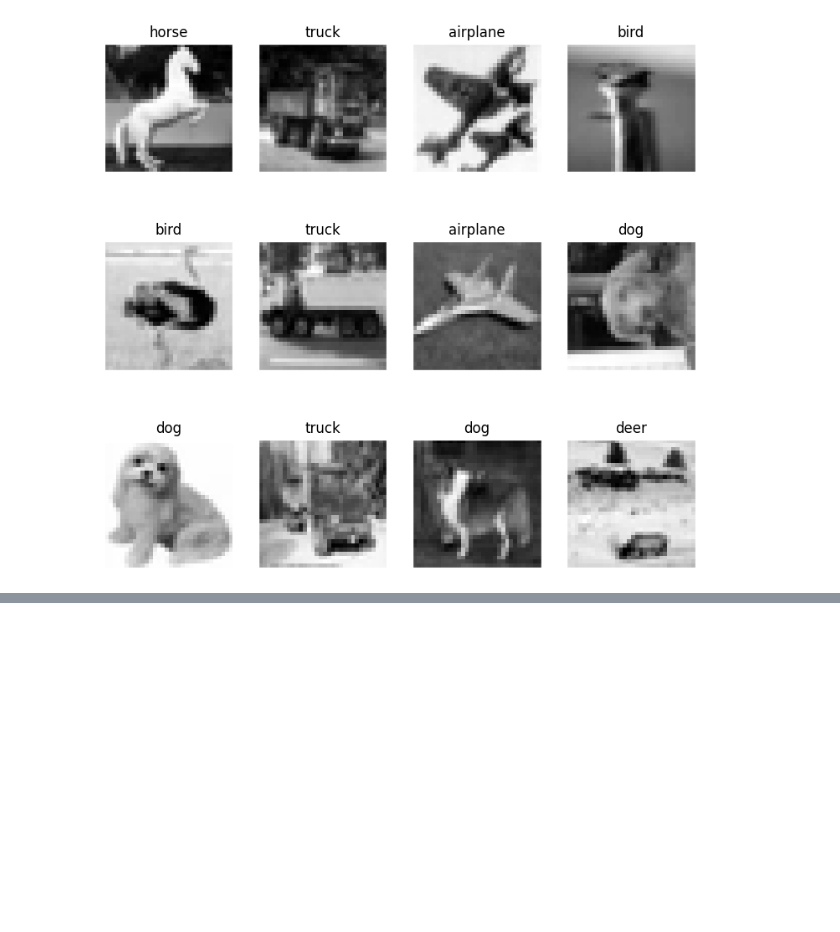
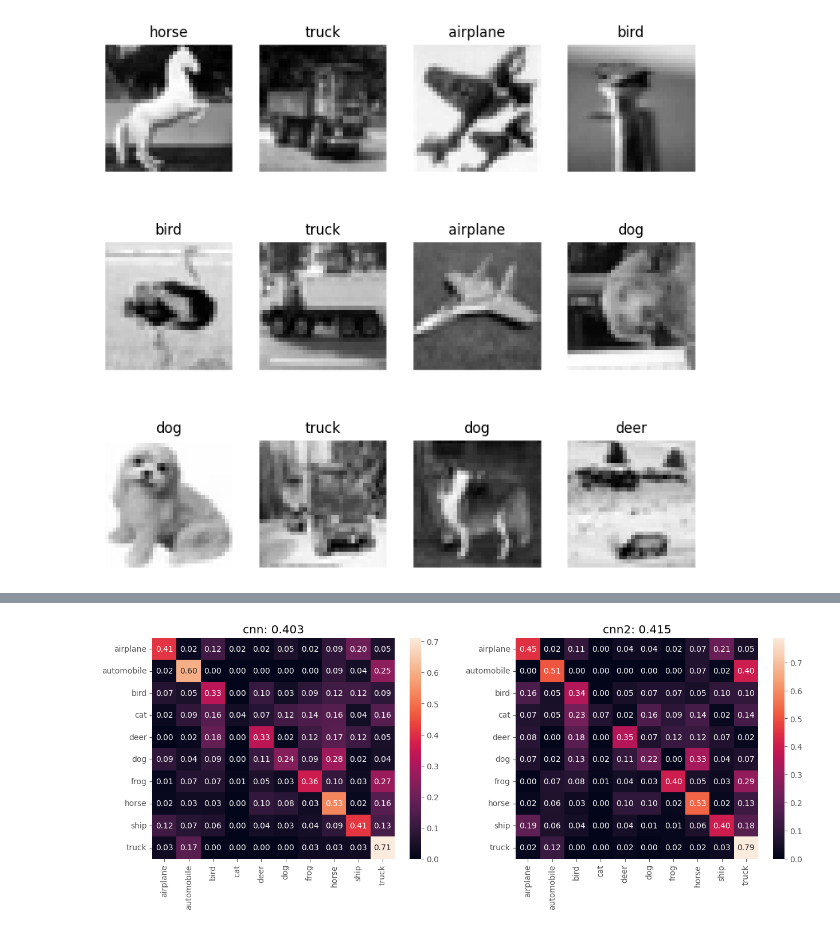
Before and after one commit to wyattsaltzman/ML-F23-Lab6, a Jupyter notebook: lab6.ipynb, the cells around one changed output, grey strips where cells are left out. Cells and saved outputs as stored; diff of their text form; code cells hidden in the pictures; blank space fills up the shorter version.

```diff
--- a/lab6.ipynb
+++ b/lab6.ipynb
@@ -264,0 +337,26 @@ Epoch 1/10
+# %%
+# Plot confusion matrix for cnn
+from sklearn import metrics as mt
+import seaborn as sns
+def confusion_matrix_compare(model, model2, X_test, y_test, labels='auto'):
+    plt.figure(figsize=(15, 5))
+    if model is not None:
+        yhat = np.argmax(model.predict(X_test), axis=1)
+        acc = mt.accuracy_score(y_test, yhat)
+        plt.subplot(1, 2, 1)
+        cm = mt.confusion_matrix(y_test, yhat)
+        cm = cm / np.sum(cm, axis=1)[:, np.newaxis]
+        sns.heatmap(cm, annot=True, fmt='.2f', xticklabels=labels, yticklabels=labels)
+        plt.title(f'{model.name}: {acc:.3f}')
+
+    if model2 is not None:
+        yhat = np.argmax(model2.predict(X_test), axis=1)
+        acc = mt.accuracy_score(y_test, yhat)
+        plt.subplot(1, 2, 2)
+        cm = mt.confusion_matrix(y_test, yhat)
+        cm = cm / np.sum(cm, axis=1)[:, np.newaxis]
+        sns.heatmap(cm, annot=True, fmt='.2f', xticklabels=labels, yticklabels=labels)
+        plt.title(f'{model2.name}: {acc:.3f}')
+# %%
+confusion_matrix_compare(cnn, cnn2, X_test, y_test, labels=labels)
+# %% [output]
@@ -264,0 +366 @@ Epoch 1/10
+[figure, added]
```
Also changed, not shown: parts of 8 cells of this notebook, 1 other file.
